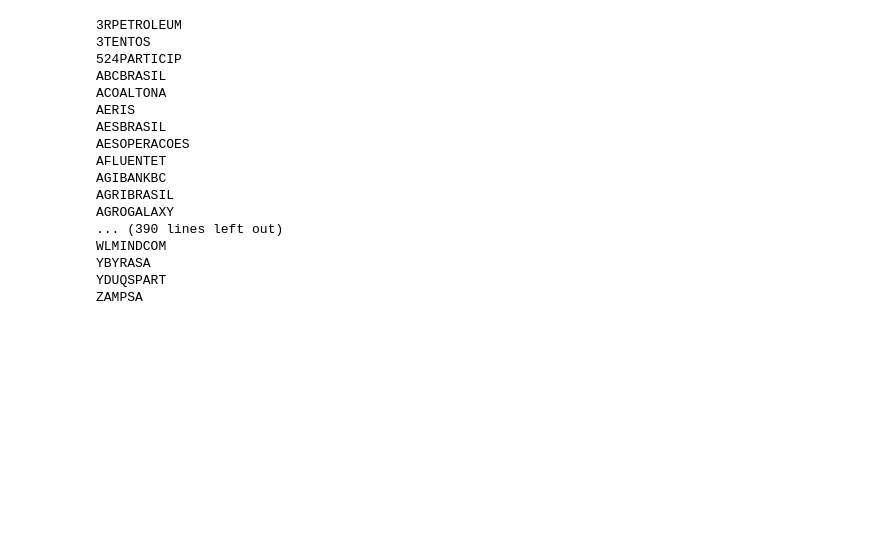
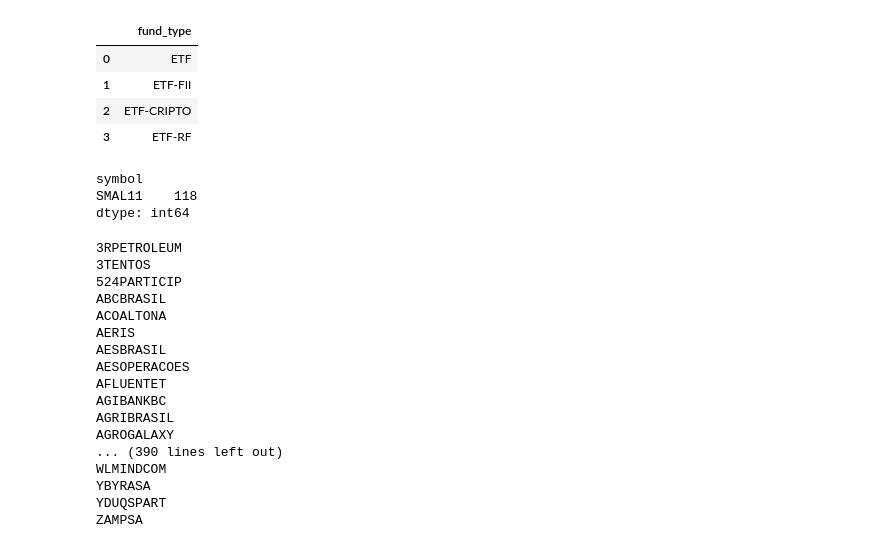
Before and after one commit to wilsonfreitas/brasa, a Jupyter notebook: notebooks/análise-MGLU3.ipynb, the cells around one changed output. Cells and saved outputs as stored; diff of their text form; code cells hidden in the pictures; blank space fills up the shorter version.

```diff
--- a/notebooks/análise-MGLU3.ipynb
+++ b/notebooks/análise-MGLU3.ipynb
@@ -39,3 +39,23 @@ distribution_id: int64
+# %%
+brasa.sql("""
+select distinct fund_type from "staging.b3-listed-funds"
+                            """).df()
+# %% [output]
+|  | fund_type |
+| 0 | ETF |
+| 1 | ETF-FII |
+| 2 | ETF-CRIPTO |
+| 3 | ETF-RF |
+# %%
+import bizdays
+
+cal = bizdays.Calendar.load("B3")
+idx = cal.seq(dl.index.min(), dl.index.max())
+dl.reindex(idx).isnull().sum()
+# %% [output]
+symbol
+SMAL11    118
+dtype: int64
 # %%
 ch = (
     brasa.get_dataset("b3-cotahist")
```
Also changed, not shown: parts of 4 cells of this notebook.
